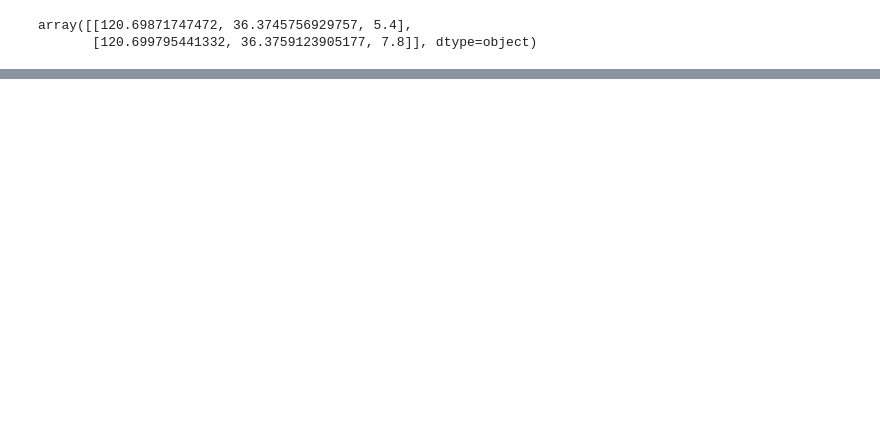
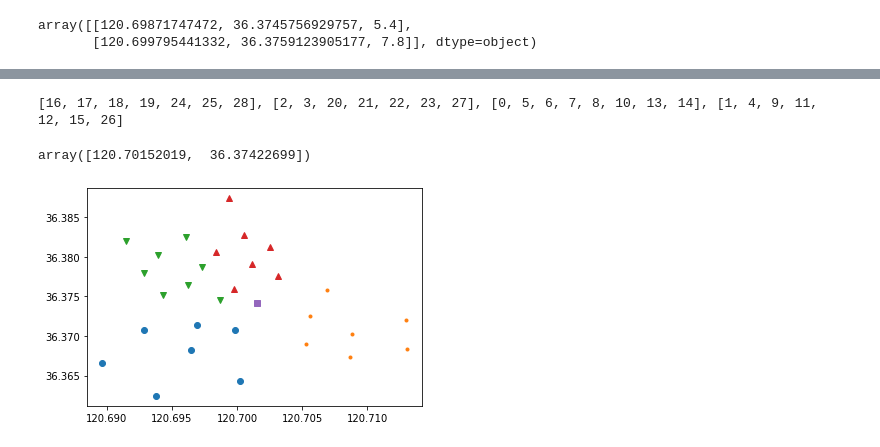
Before and after one commit to BanBuDu0/math-model, a Jupyter notebook: t1/Untitled.ipynb, the cells around one changed output, grey strips where cells are left out. Saved outputs shown, nothing was run; the diff lists cells and outputs as text; code cells hidden in the pictures; blank space fills up the shorter version.

```diff
--- a/t1/Untitled.ipynb
+++ b/t1/Untitled.ipynb
@@ -107,0 +148,2 @@ ValueError: The truth value of an array with more than one element is ambiguous.
+# %%
+kmeans.fit(x_all)
@@ -107,0 +178,49 @@ ValueError: The truth value of an array with more than one element is ambiguous.
+# %%
+for i in a1:
+    aa1.append(test[i])
+for i in a2:
+    aa2.append(test[i])
+for i in a3:
+    aa3.append(test[i])
+for i in a4:
+    aa4.append(test[i])
+# %%
+print("{}, {}, {}, {}".format(a1, a2, a3,a4))
+# %% [output]
+[16, 17, 18, 19, 24, 25, 28], [2, 3, 20, 21, 22, 23, 27], [0, 5, 6, 7, 8, 10, 13, 14], [1, 4, 9, 11, 12, 15, 26]
+# %%
+aa1x = []
+aa1y = []
+for i in aa1:
+    aa1x.append(i[0])
+    aa1y.append(i[1])
+aa2x = []
+aa2y = []
+for i in aa2:
+    aa2x.append(i[0])
+    aa2y.append(i[1])
+aa3x = []
+aa3y = []
+for i in aa3:
+    aa3x.append(i[0])
+    aa3y.append(i[1])
+aa4x = []
+aa4y = []
+for i in aa4:
+    aa4x.append(i[0])
+    aa4y.append(i[1])
+# %%
+center = train_v[0]
+center
+# %% [output]
+array([120.70152019,  36.37422699])
+# %%
+fig, ax = plt.subplots()
+ax.plot(aa1x, aa1y, 'o')
+ax.plot(aa2x, aa2y, '.')
+ax.plot(aa3x, aa3y, 'v')
+ax.plot(aa4x, aa4y, '^')
+ax.plot(center[0], center[1], 's')
+plt.show()
+# %% [output]
+[figure, added]
```
Also changed, not shown: parts of 13 cells of this notebook.
